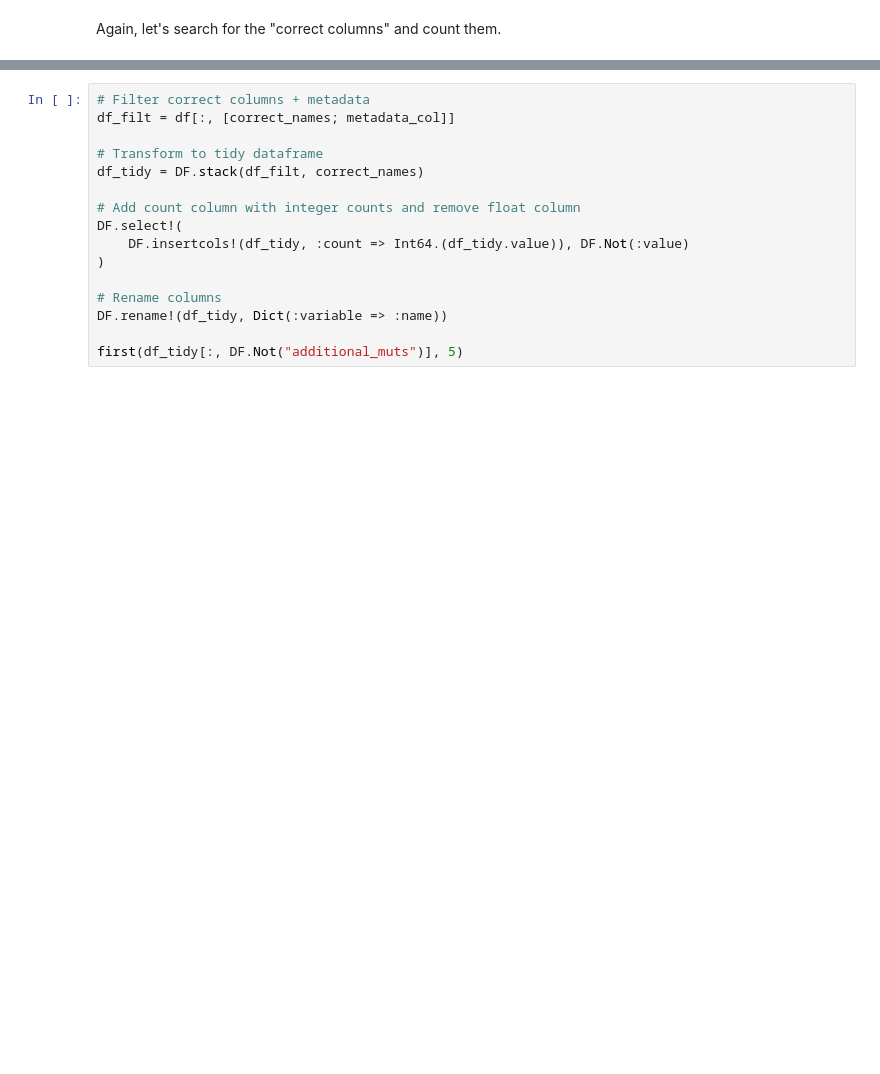
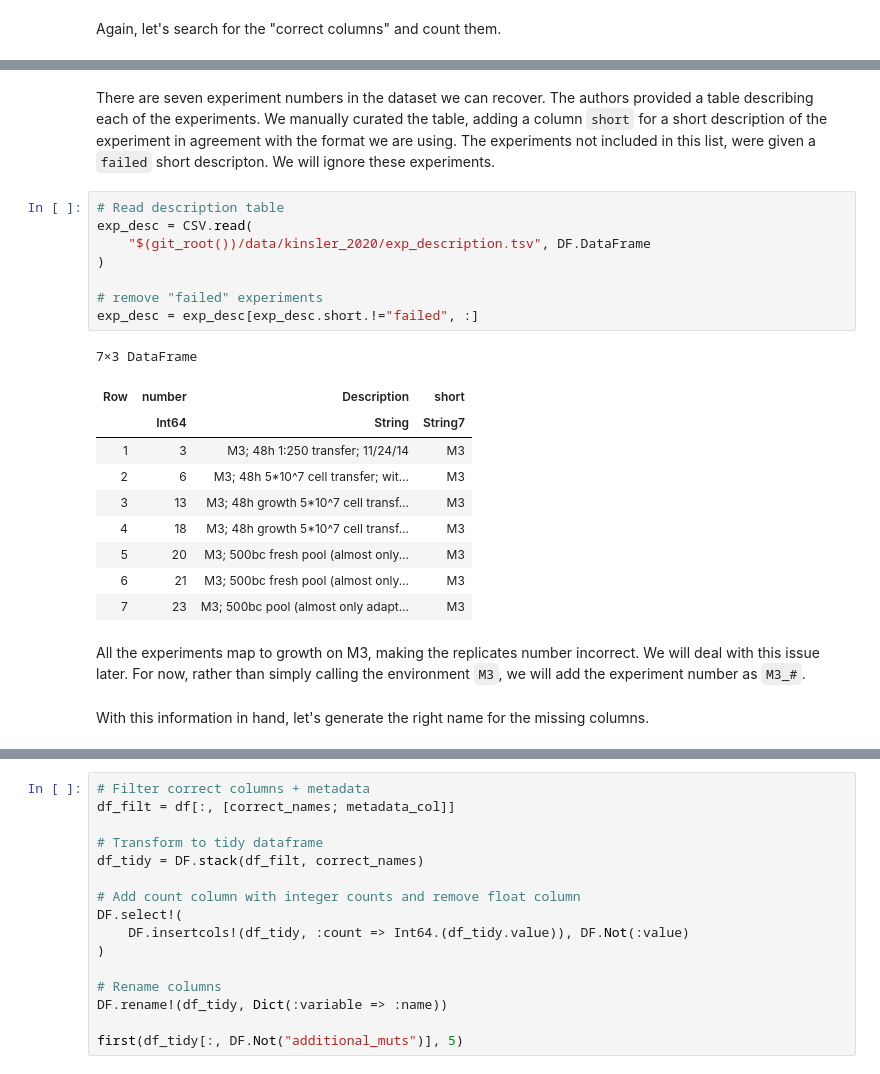
Before and after one commit to mrazomej/bayesian_fitness, a Jupyter notebook: code/exploratory/kinsler_data_wrangling.ipynb, the cells around one changed output, grey strips where cells are left out. Drawn from its saved outputs; the diff is of its cells as text; blank space fills up the shorter version.

Commit message:
got Kinsler data on right format

```diff
--- a/code/exploratory/kinsler_data_wrangling.ipynb
+++ b/code/exploratory/kinsler_data_wrangling.ipynb
@@ -301,0 +372,32 @@ Number of correct columns: 246
+# %% [markdown]
+There are seven experiment numbers in the dataset we can recover. The authors
+provided a table describing each of the experiments. We manually curated the
+table, adding a column `short` for a short description of the experiment in
+agreement with the format we are using. The experiments not included in this
+list, were given a `failed` short descripton. We will ignore these experiments.
+# %%
+# Read description table
+exp_desc = CSV.read(
+    "$(git_root())/data/kinsler_2020/exp_description.tsv", DF.DataFrame
+)
+
+# remove "failed" experiments
+exp_desc = exp_desc[exp_desc.short.!="failed", :]
+# %% [output]
+7×3 DataFrame
+| Row | number | Description | short |
+|  | Int64 | String | String7 |
+| 1 | 3 | M3; 48h 1:250 transfer; 11/24/14 | M3 |
+| 2 | 6 | M3; 48h 5*10^7 cell transfer; wit... | M3 |
+| 3 | 13 | M3; 48h growth 5*10^7 cell transf... | M3 |
+| 4 | 18 | M3; 48h growth 5*10^7 cell transf... | M3 |
+| 5 | 20 | M3; 500bc fresh pool (almost only... | M3 |
+| 6 | 21 | M3; 500bc fresh pool (almost only... | M3 |
+| 7 | 23 | M3; 500bc pool (almost only adapt... | M3 |
+# %% [markdown]
+All the experiments map to growth on M3, making the replicates number incorrect.
+We will deal with this issue later. For now, rather than simply calling the
+environment `M3`, we will add the experiment number as `M3_#`.
+# %% [markdown]
+With this information in hand, let's generate the right name for the missing
+columns.
```
Also changed, not shown: parts of 28 cells of this notebook.
